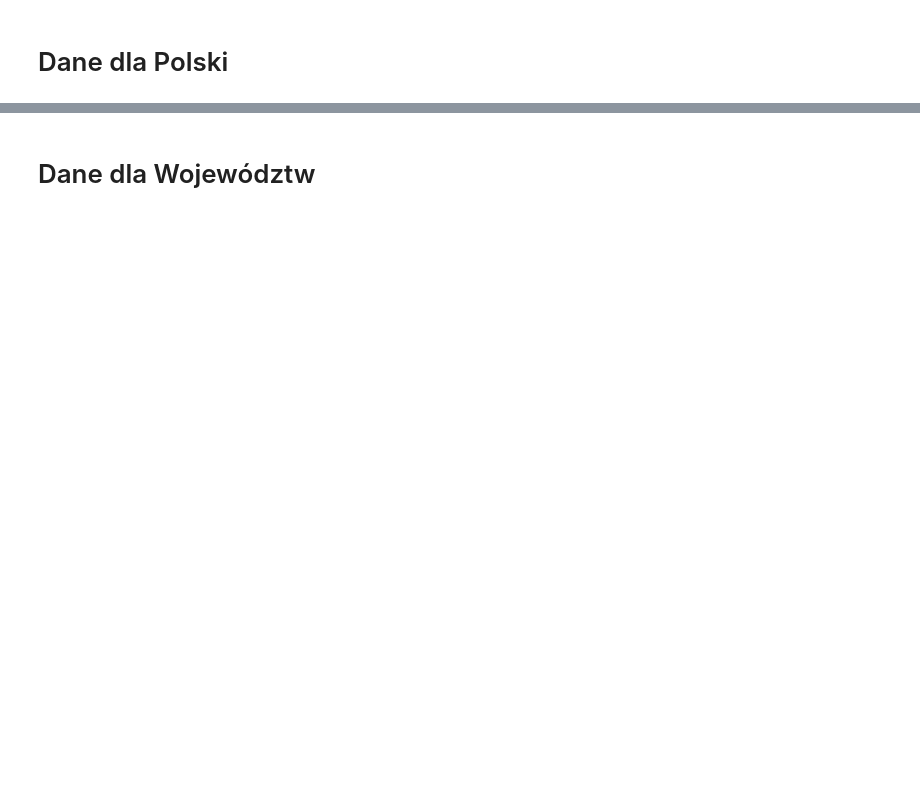
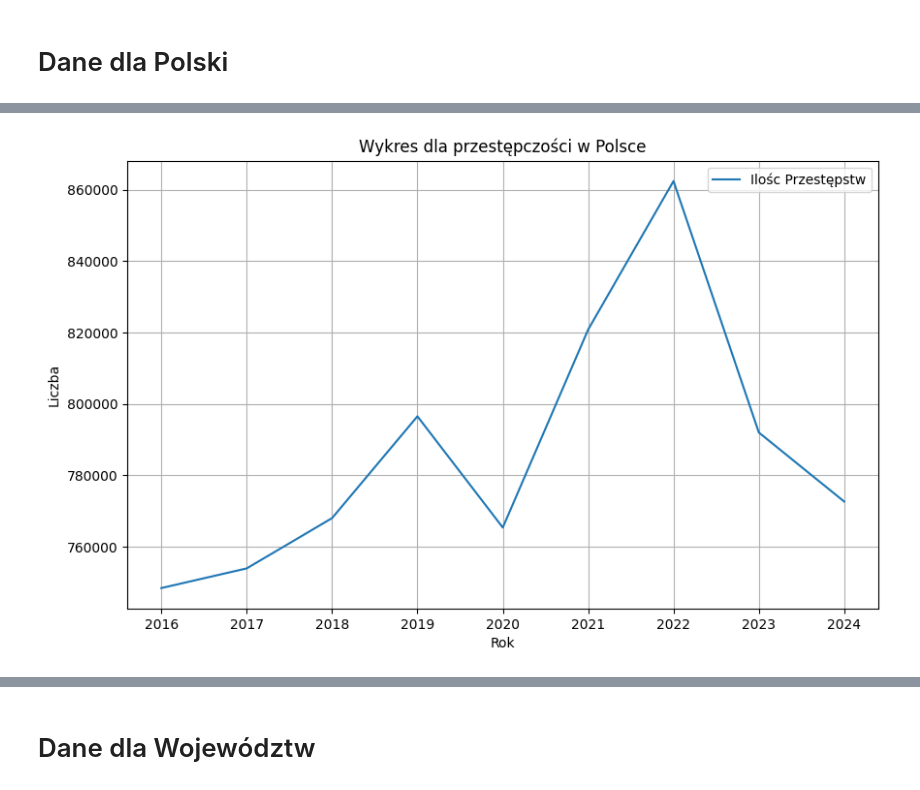
Before and after one commit to wwielakowska/in-ynierka, a Jupyter notebook: dane_zaczynamy.ipynb, the cells around one changed output, grey strips where cells are left out. Saved outputs shown, nothing was run; the diff lists cells and outputs as text; code cells hidden in the pictures; blank space fills up the shorter version.

```diff
--- a/dane_zaczynamy.ipynb
+++ b/dane_zaczynamy.ipynb
@@ -495,0 +477,3 @@ df_poland_all
+# %%
+df_poland_ogolem = df_poland_year[df_poland_year['Przestępstwo']=="ogółem"]
+df_poland_ogolem
@@ -495,0 +491,13 @@ df_poland_all
+# %%
+df_poland_ogolem.set_index('Rok', inplace=True)
+
+plt.figure(figsize=(10, 6))
+plt.plot(df_poland_ogolem.index, df_poland_ogolem['Liczba'], label='Ilośc Przestępstw')
+plt.xlabel('Rok')
+plt.ylabel('Liczba')
+plt.title('Wykres dla przestępczości w Polsce')
+plt.legend()
+plt.grid(True)
+plt.show()
+# %% [output]
+[figure, added]
```
Also changed, not shown: parts of 44 cells of this notebook.
